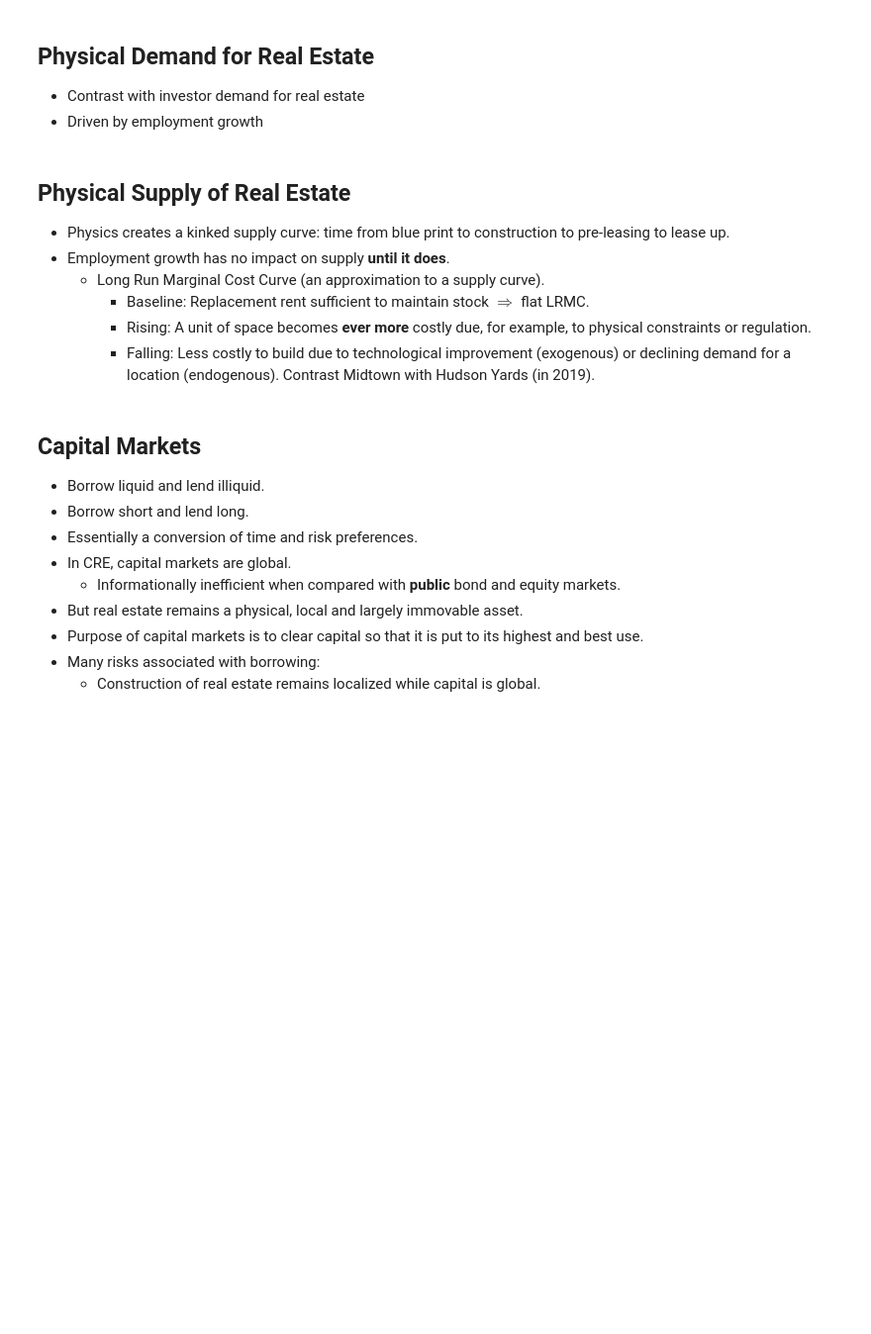
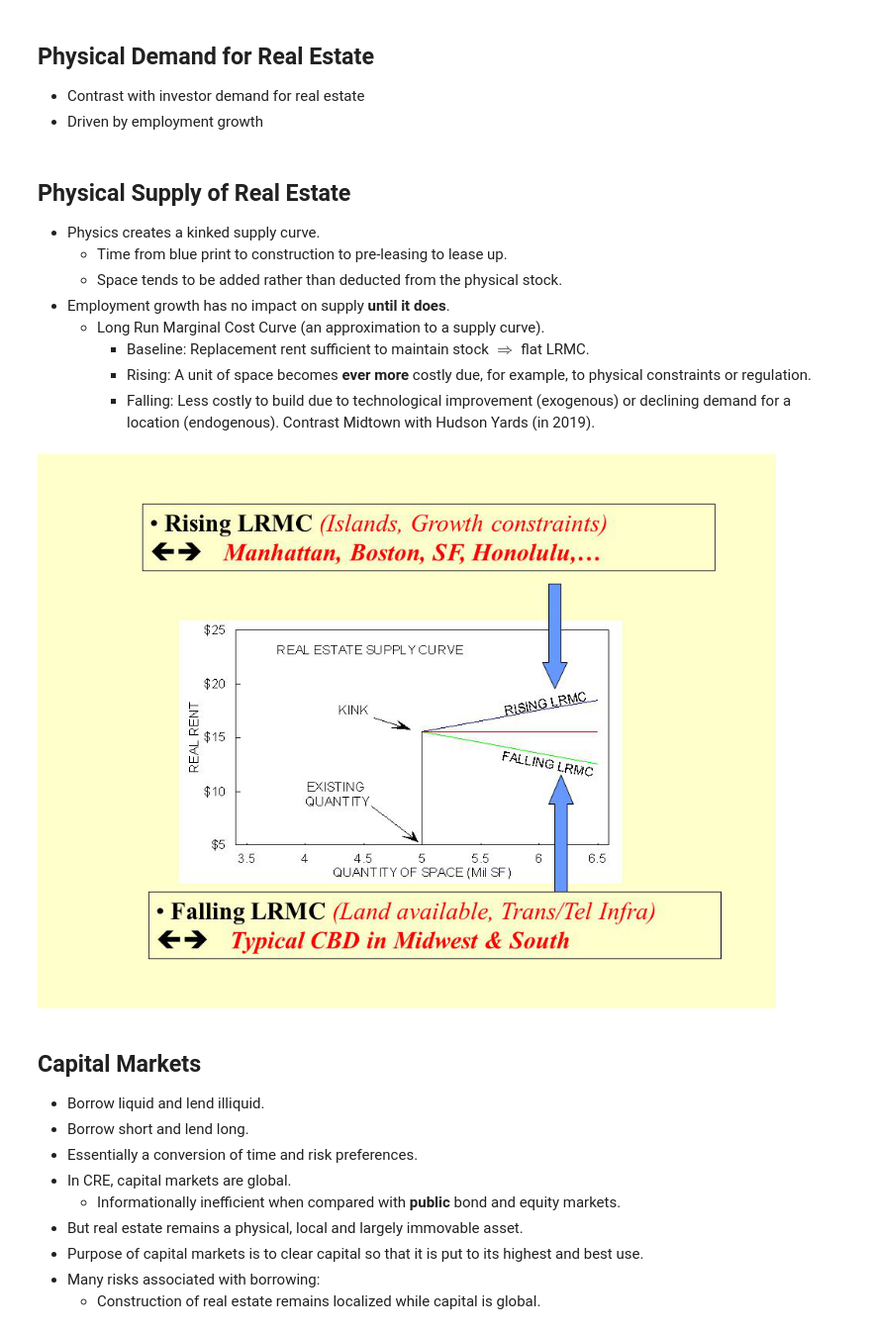
Before and after one commit to thsavage/REAL1-GC.1035, a Jupyter notebook: Notes.ipynb, the cells around one changed output. Shown at 99% size. Drawn from its saved outputs; the diff is of its cells as text; code cells hidden in the pictures; blank space fills up the shorter version.

```diff
--- a/Notes.ipynb
+++ b/Notes.ipynb
@@ -60,12 +66,20 @@ Image.open(image_file)
 * Driven by employment growth
 # %% [markdown]
 ## Physical Supply of Real Estate
-* Physics creates a kinked supply curve: time from blue print to construction to pre-leasing to lease up.
+* Physics creates a kinked supply curve.
+    * Time from blue print to construction to pre-leasing to lease up.
+    * Space tends to be added rather than deducted from the physical stock.
 * Employment growth has no impact on supply **until it does**.
     * Long Run Marginal Cost Curve (an approximation to a supply curve).
         * Baseline: Replacement rent sufficient to maintain stock $\Rightarrow$ flat LRMC.
         * Rising: A unit of space becomes **ever more** costly due, for example, to physical constraints or regulation.
         * Falling: Less costly to build due to technological improvement (exogenous) or declining demand for a location (endogenous).  Contrast Midtown with Hudson Yards (in 2019).
+# %%
+fd = url.urlopen("https://slideplayer.com/slide/5761193/19/images/21/Rising+LRMC+%28Islands%2C+Growth+constraints%29.jpg")
+image_file = io.BytesIO(fd.read())
+Image.open(image_file)
+# %% [output]
+[figure, added]
 # %% [markdown]
 ## Capital Markets
 
```
Also changed, not shown: parts of 16 cells of this notebook.
